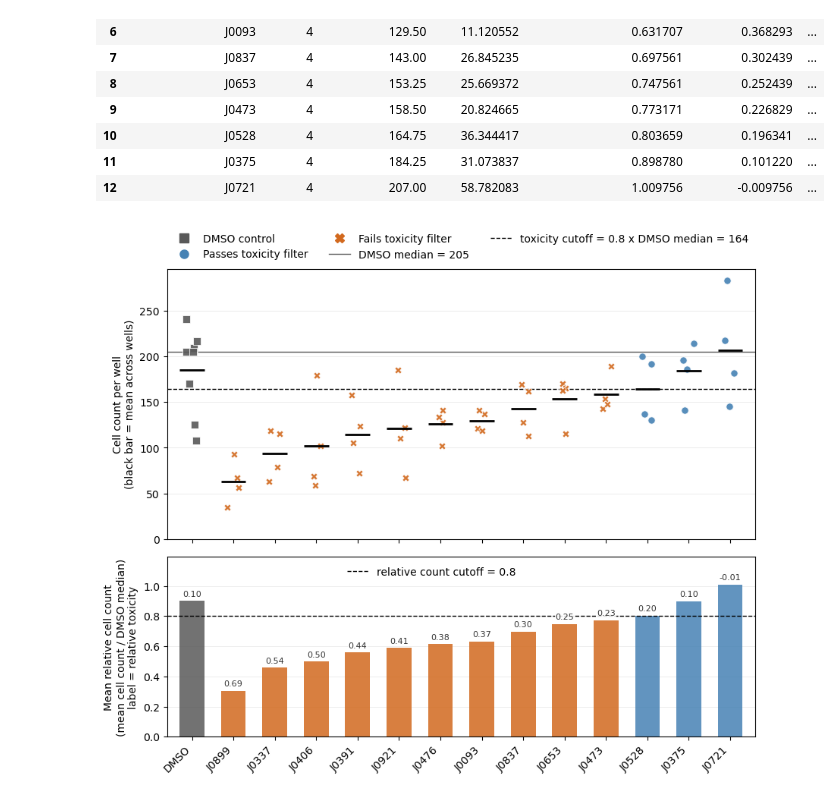
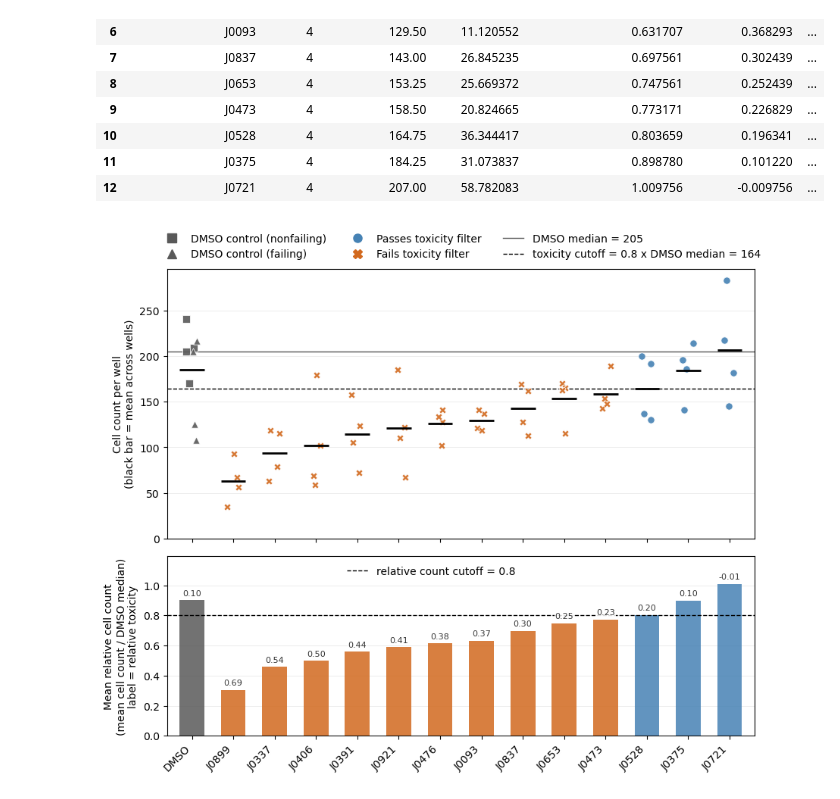
Before and after one commit to WayScience/targeted_fibrosis_drug_screen, a Jupyter notebook: 5.validation_plate/3.hit_calling/3.hit_calling.ipynb, the cells around one changed output. Drawn from its saved outputs; the diff is of its cells as text; code cells hidden in the pictures.

Commit message:
add shapes for controls

```diff
--- a/5.validation_plate/3.hit_calling/3.hit_calling.ipynb
+++ b/5.validation_plate/3.hit_calling/3.hit_calling.ipynb
@@ -412,7 +412,9 @@ Bottom panel: the mean relative cell count (mean cell count / DMSO median) that
 compound_wells = treated_counts_aug.loc[
     :, ["Metadata_treatment", "Metadata_Well", "row_count"]
 ].copy()
-dmso_wells = control_counts_df.loc[:, ["Metadata_treatment", "Metadata_Well", "row_count"]].copy()
+dmso_wells = control_counts_df.loc[
+    :, ["Metadata_treatment", "Metadata_Well", "Metadata_cell_type", "row_count"]
+].copy()
 well_counts = pd.concat([dmso_wells, compound_wells], ignore_index=True)
 
 dmso_median = control_counts_df["row_count"].median()
@@ -453,11 +455,12 @@ order = ["DMSO"] + count_summary["Metadata_treatment"].tolist()
 x_pos = {name: i for i, name in enumerate(order)}
 
 styles = {
-    "DMSO control": {"color": "0.35", "marker": "s"},
+    "DMSO control (nonfailing)": {"color": "0.35", "marker": "s"},
+    "DMSO control (failing)": {"color": "0.35", "marker": "^"},
     "Passes toxicity filter": {"color": "steelblue", "marker": "o"},
     "Fails toxicity filter": {"color": "chocolate", "marker": "X"},
 }
-group_of = {"DMSO": "DMSO control"}
+group_of = {"DMSO": "DMSO control (nonfailing)"}
 for _, row in count_summary.iterrows():
     group_of[row["Metadata_treatment"]] = (
         "Passes toxicity filter" if row["passes_toxicity_filter"] else "Fails toxicity filter"
@@ -483,11 +486,20 @@ for name in order:
         dmso_wells["row_count"] if name == "DMSO"
         else compound_wells.loc[compound_wells["Metadata_treatment"] == name, "row_count"]
     )
-    xs = x_pos[name] + rng.uniform(-0.15, 0.15, size=len(counts))
-    ax_top.scatter(
-        xs, counts, s=45, marker=style["marker"], facecolor=style["color"],
-        edgecolor="white", linewidths=0.6, alpha=0.9, zorder=3,
-    )
+    if name == "DMSO":
+        point_groups = [
+            (dmso_wells.loc[dmso_wells["Metadata_cell_type"] == cell_type, "row_count"],
+             styles[f"DMSO control ({cell_type})"])
+            for cell_type in ["nonfailing", "failing"]
+        ]
+    else:
+        point_groups = [(counts, style)]
+    for group_counts, group_style in point_groups:
+        xs = x_pos[name] + rng.uniform(-0.15, 0.15, size=len(group_counts))
+        ax_top.scatter(
+            xs, group_counts, s=45, marker=group_style["marker"], facecolor=group_style["color"],
+            edgecolor="white", linewidths=0.6, alpha=0.9, zorder=3,
+        )
     ax_top.hlines(
         counts.mean(), x_pos[name] - 0.3, x_pos[name] + 0.3,
         color="black", linewidth=2, zorder=4,
@@ -512,32 +524,32 @@ for name, value in zip(order, bar_values):
 bot_cutoff = ax_bot.axhline(
     RELATIVE_COUNT_THRESHOLD, color="black", linestyle="--", linewidth=1, zorder=3
 )
 ax_bot.legend(
     [bot_cutoff], [f"relative count cutoff = {RELATIVE_COUNT_THRESHOLD}"],
     loc="upper center", bbox_to_anchor=(0.45, 1.0), frameon=False,
 )
 ax_bot.set_ylabel(
     "Mean relative cell count\n(mean cell count / DMSO median)\nlabel = relative toxicity"
 )
 ax_bot.set_ylim(0, max(bar_values) * 1.18)
 ax_bot.set_xticks(range(len(order)))
 ax_bot.set_xticklabels(order, rotation=45, ha="right")
 ax_bot.set_xlim(-0.6, len(order) - 0.4)
 
 handles = [
     plt.Line2D([], [], linestyle="", marker=s["marker"], color=s["color"], markersize=8, label=g)
     for g, s in styles.items()
 ]
 handles += [median_line, cutoff_line]
-labels = [h.get_label() for h in handles[:3]] + [
+labels = list(styles) + [
     f"DMSO median = {dmso_median:.0f}",
     f"toxicity cutoff = {RELATIVE_COUNT_THRESHOLD} x DMSO median = {count_cutoff:.0f}",
 ]
 ax_top.legend(
     handles, labels, loc="lower center", ncol=3, frameon=False, bbox_to_anchor=(0.5, 1.0)
 )
 
 fig.savefig(plot_dir / "cell_count_vs_toxicity.png", dpi=300, bbox_inches="tight")
 plt.show()
 # %% [output]
-[figure, old version]
+[figure, new version]
```
Also changed, not shown: 2 other files.
